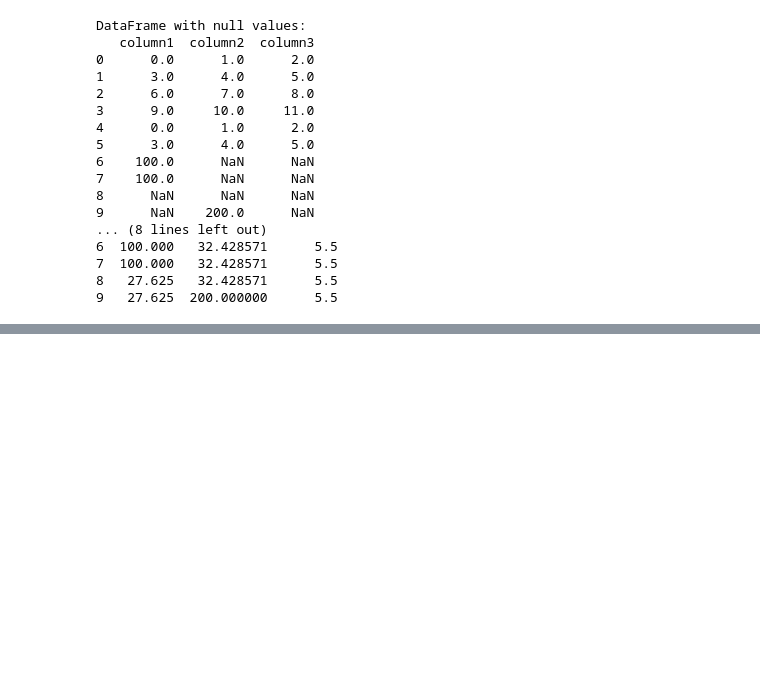
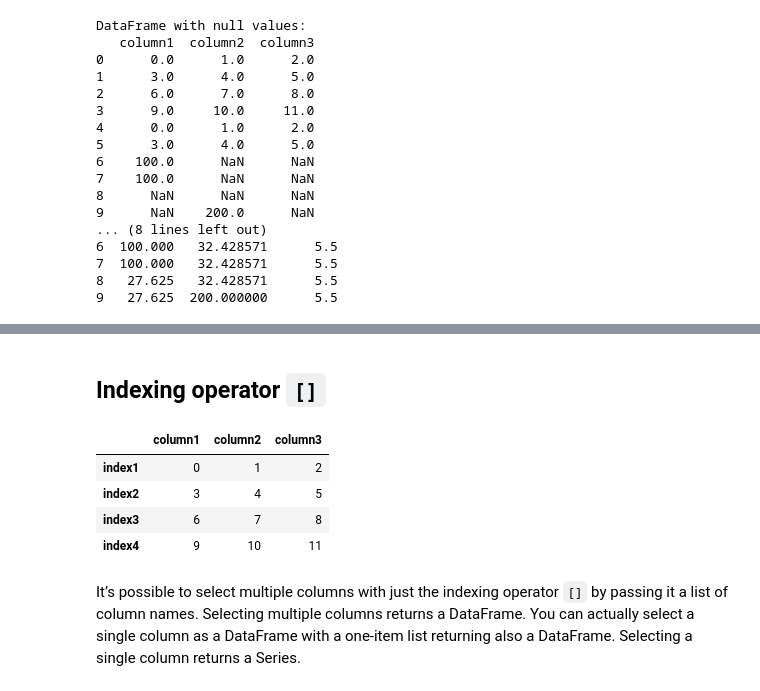
Before and after one commit to albertofernandezvillan/computer-vision-and-deep-learning-course, a Jupyter notebook: pandas_introduction.ipynb, the cells around one changed output, grey strips where cells are left out. Cells and saved outputs as stored; diff of their text form; code cells hidden in the pictures; blank space fills up the shorter version.

```diff
--- a/pandas_introduction.ipynb
+++ b/pandas_introduction.ipynb
@@ -816,0 +895,17 @@ DataFrame with null values
+# %% [markdown]
+## Indexing operator `[]`
+# %%
+numpy_data = np.array([np.arange(3), np.arange(3,6), np.arange(6,9), np.arange(9,12)])
+
+df = pd.DataFrame(data=numpy_data,
+                  index=["index1", "index2", "index3", "index4"],
+                  columns=["column1", "column2", "column3"])
+df
+# %% [output]
+|  | column1 | column2 | column3 |
+| index1 | 0 | 1 | 2 |
+| index2 | 3 | 4 | 5 |
+| index3 | 6 | 7 | 8 |
+| index4 | 9 | 10 | 11 |
+# %% [markdown]
+It’s possible to select multiple columns with just the indexing operator `[]` by passing it a list of column names. Selecting multiple columns returns a DataFrame. You can actually select a single column as a DataFrame with a one-item list returning also a DataFrame. Selecting a single column returns a Series.
```
Also changed, not shown: parts of 34 cells of this notebook.
